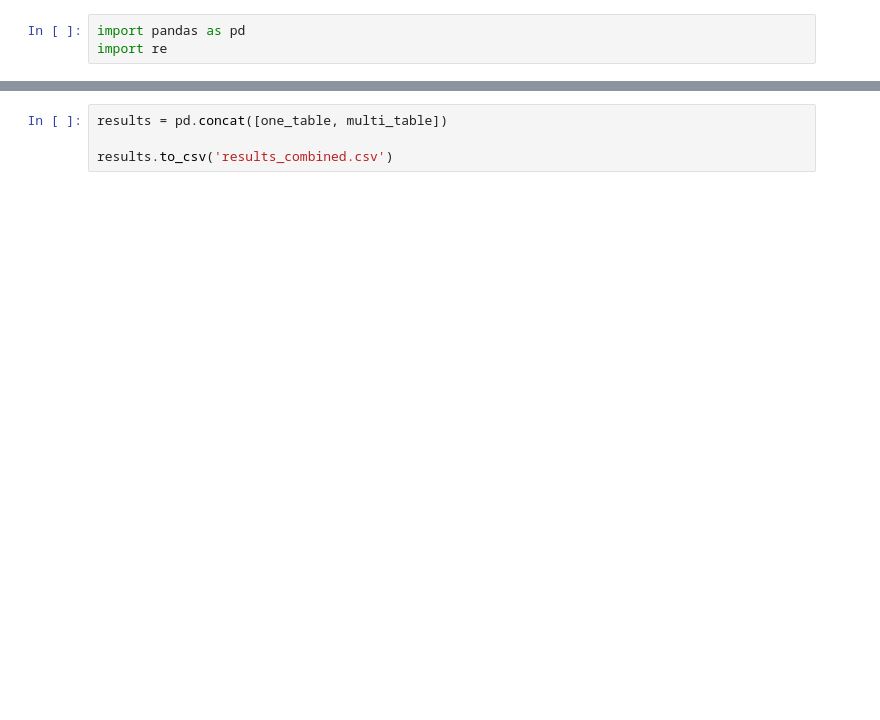
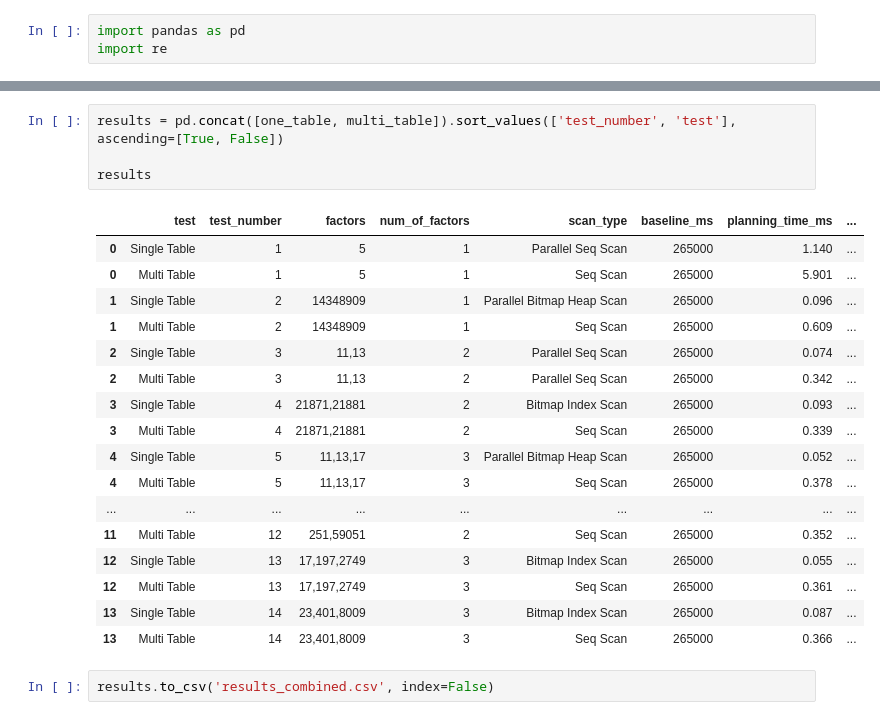
Before and after one commit to gustavo-bravo11/CPSC571-Carmichael_Storage, a Jupyter notebook: performance_testing/results/results_analyze.ipynb, the cells around one changed output, grey strips where cells are left out. Cells and saved outputs as stored; diff of their text form; blank space fills up the shorter version.

```diff
--- a/performance_testing/results/results_analyze.ipynb
+++ b/performance_testing/results/results_analyze.ipynb
@@ -122,4 +120,24 @@ Multi Table
 # %%
-results = pd.concat([one_table, multi_table])
+results = pd.concat([one_table, multi_table]).sort_values(['test_number', 'test'], ascending=[True, False])
 
-results.to_csv('results_combined.csv')
+results
+# %% [output]
+|  | test | test_number | factors | num_of_factors | scan_type | baseline_ms | planning_time_ms | ... |
+| 0 | Single Table | 1 | 5 | 1 | Parallel Seq Scan | 265000 | 1.140 | ... |
+| 0 | Multi Table | 1 | 5 | 1 | Seq Scan | 265000 | 5.901 | ... |
+| 1 | Single Table | 2 | 14348909 | 1 | Parallel Bitmap Heap Scan | 265000 | 0.096 | ... |
+| 1 | Multi Table | 2 | 14348909 | 1 | Seq Scan | 265000 | 0.609 | ... |
+| 2 | Single Table | 3 | 11,13 | 2 | Parallel Seq Scan | 265000 | 0.074 | ... |
+| 2 | Multi Table | 3 | 11,13 | 2 | Parallel Seq Scan | 265000 | 0.342 | ... |
+| 3 | Single Table | 4 | 21871,21881 | 2 | Bitmap Index Scan | 265000 | 0.093 | ... |
+| 3 | Multi Table | 4 | 21871,21881 | 2 | Seq Scan | 265000 | 0.339 | ... |
+| 4 | Single Table | 5 | 11,13,17 | 3 | Parallel Bitmap Heap Scan | 265000 | 0.052 | ... |
+| 4 | Multi Table | 5 | 11,13,17 | 3 | Seq Scan | 265000 | 0.378 | ... |
+| ... | ... | ... | ... | ... | ... | ... | ... | ... |
+| 11 | Multi Table | 12 | 251,59051 | 2 | Seq Scan | 265000 | 0.352 | ... |
+| 12 | Single Table | 13 | 17,197,2749 | 3 | Bitmap Index Scan | 265000 | 0.055 | ... |
+| 12 | Multi Table | 13 | 17,197,2749 | 3 | Seq Scan | 265000 | 0.361 | ... |
+| 13 | Single Table | 14 | 23,401,8009 | 3 | Bitmap Index Scan | 265000 | 0.087 | ... |
+| 13 | Multi Table | 14 | 23,401,8009 | 3 | Seq Scan | 265000 | 0.366 | ... |
+# %%
+results.to_csv('results_combined.csv', index=False)
```
Also changed, not shown: parts of 2 cells of this notebook, 1 other file.
